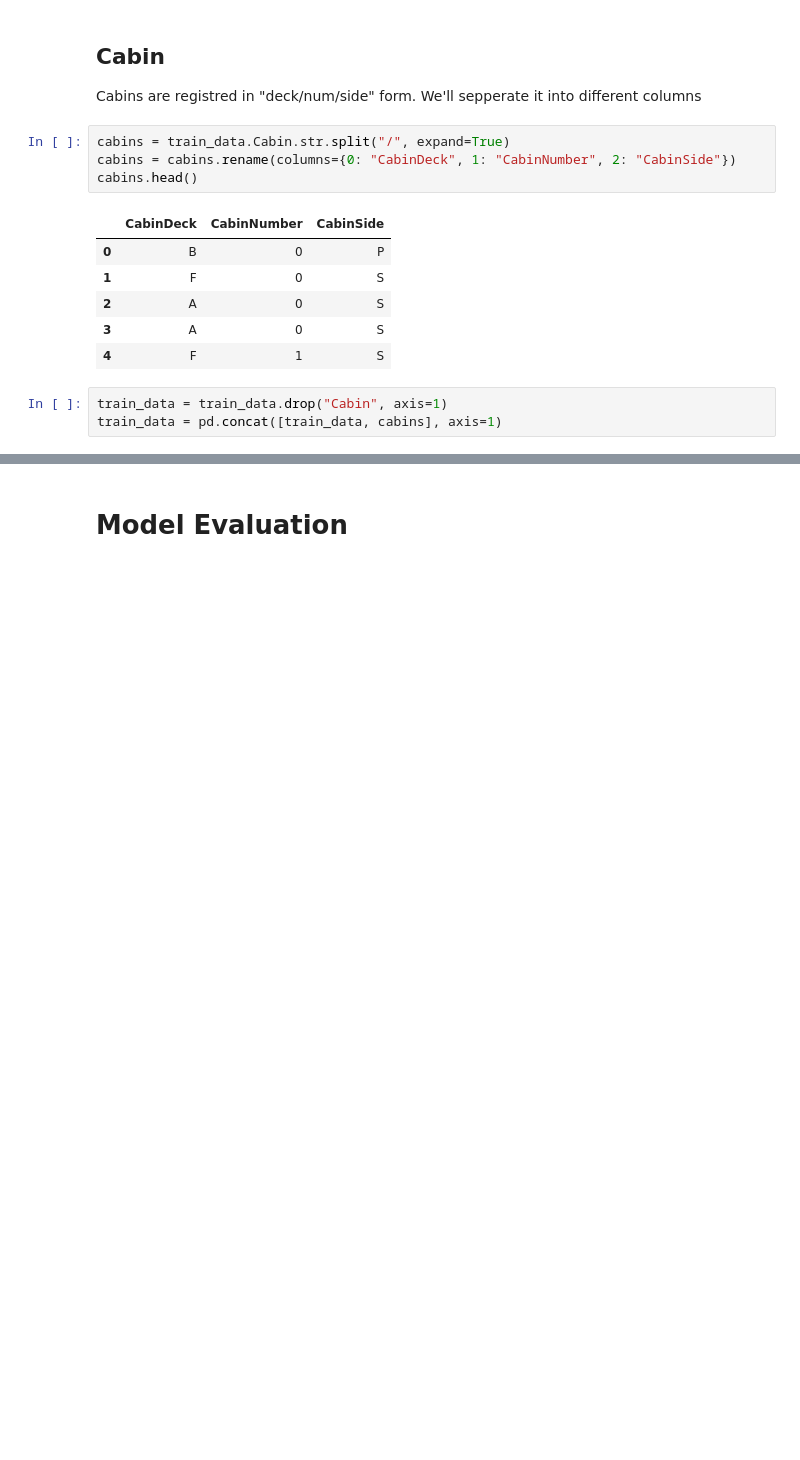
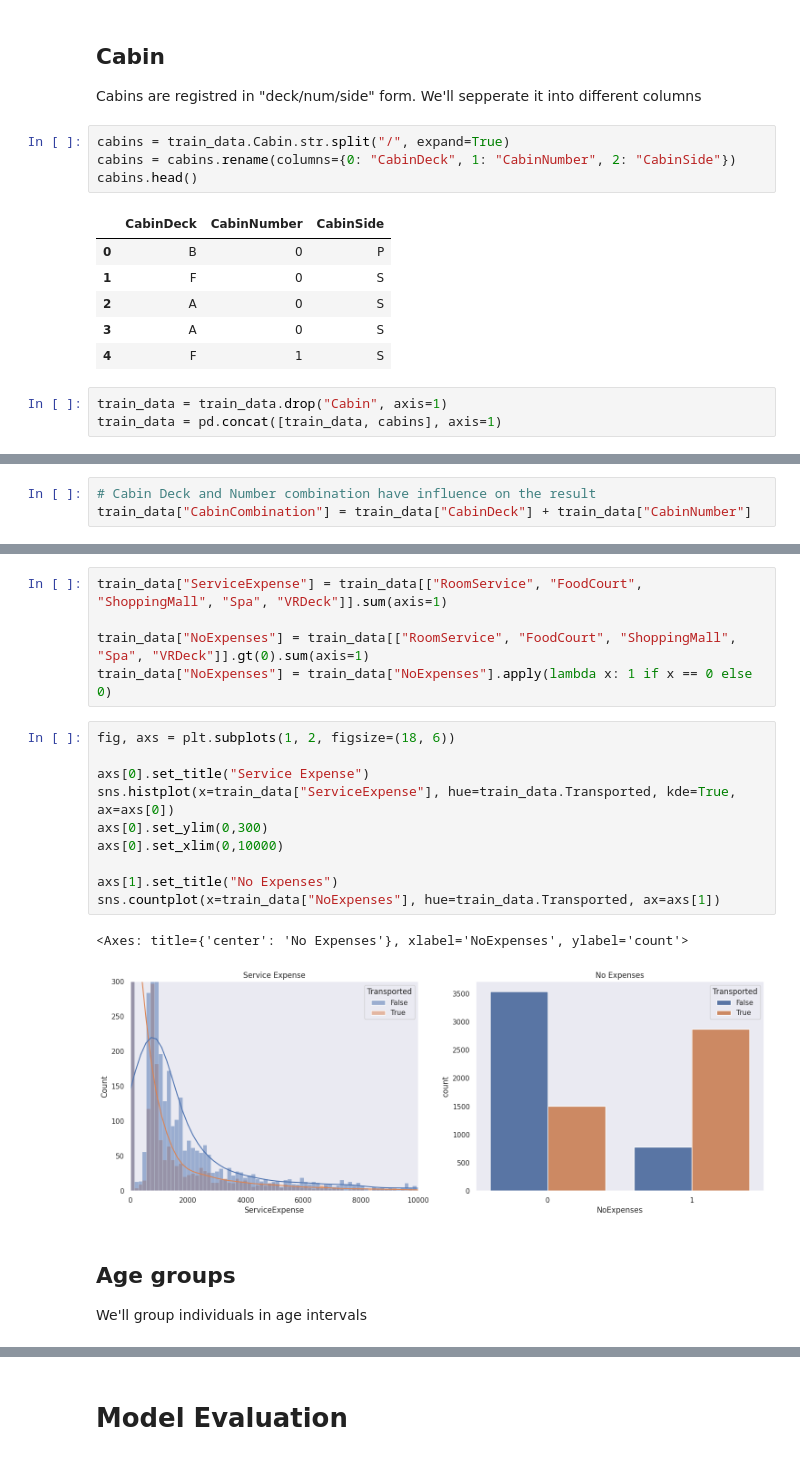
Before and after one commit to Ednaxx/titanic-spaceship-classifier, a Jupyter notebook: spaceship-titanic-classifier.ipynb, the cells around one changed output, grey strips where cells are left out. Saved outputs shown, nothing was run; the diff lists cells and outputs as text; blank space fills up the shorter version.

```diff
--- a/spaceship-titanic-classifier.ipynb
+++ b/spaceship-titanic-classifier.ipynb
@@ -119,0 +146,3 @@ for i in range(2):
+# %%
+# Cabin Deck and Number combination have influence on the result
+train_data["CabinCombination"] = train_data["CabinDeck"] + train_data["CabinNumber"]
@@ -119,0 +154,22 @@ for i in range(2):
+# %%
+train_data["ServiceExpense"] = train_data[["RoomService", "FoodCourt", "ShoppingMall", "Spa", "VRDeck"]].sum(axis=1)
+
+train_data["NoExpenses"] = train_data[["RoomService", "FoodCourt", "ShoppingMall", "Spa", "VRDeck"]].gt(0).sum(axis=1)
+train_data["NoExpenses"] = train_data["NoExpenses"].apply(lambda x: 1 if x == 0 else 0)
+# %%
+fig, axs = plt.subplots(1, 2, figsize=(18, 6))
+
+axs[0].set_title("Service Expense")
+sns.histplot(x=train_data["ServiceExpense"], hue=train_data.Transported, kde=True, ax=axs[0])
+axs[0].set_ylim(0,300)
+axs[0].set_xlim(0,10000)
+
+axs[1].set_title("No Expenses")
+sns.countplot(x=train_data["NoExpenses"], hue=train_data.Transported, ax=axs[1])
+# %% [output]
+<Axes: title={'center': 'No Expenses'}, xlabel='NoExpenses', ylabel='count'>
+[figure, added]
+# %% [markdown]
+## Age groups
+
+We'll group individuals in age intervals
```
Also changed, not shown: parts of 36 cells of this notebook, 1 other file.
